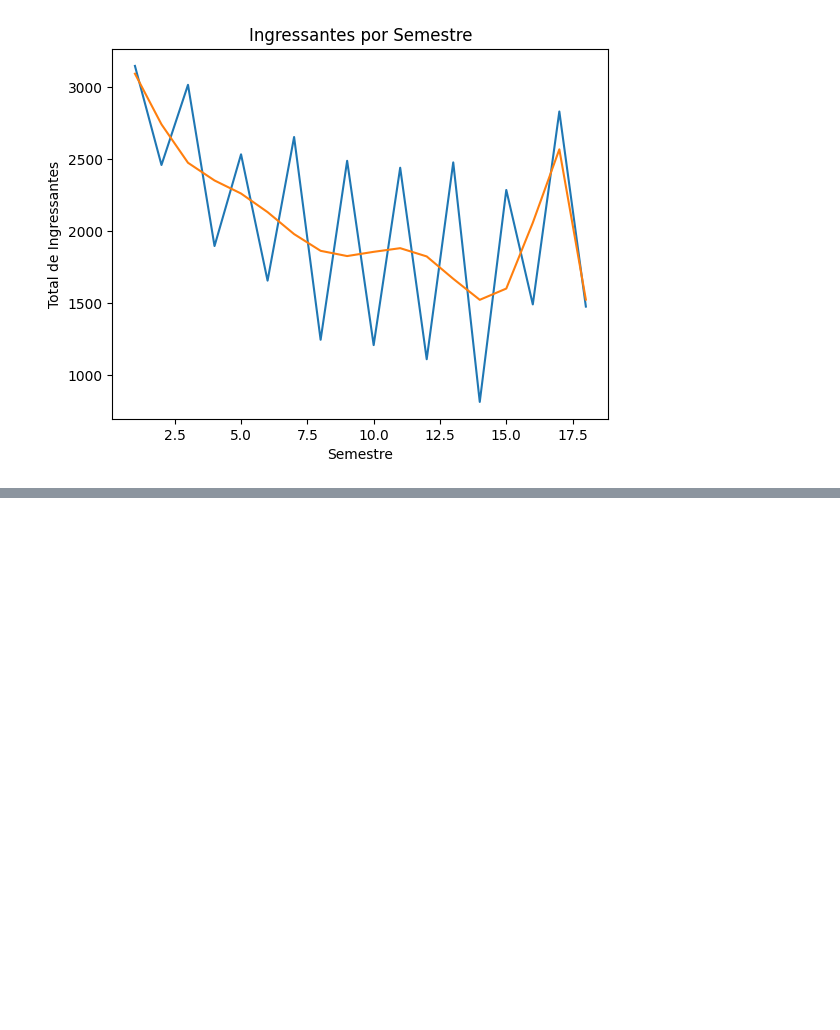
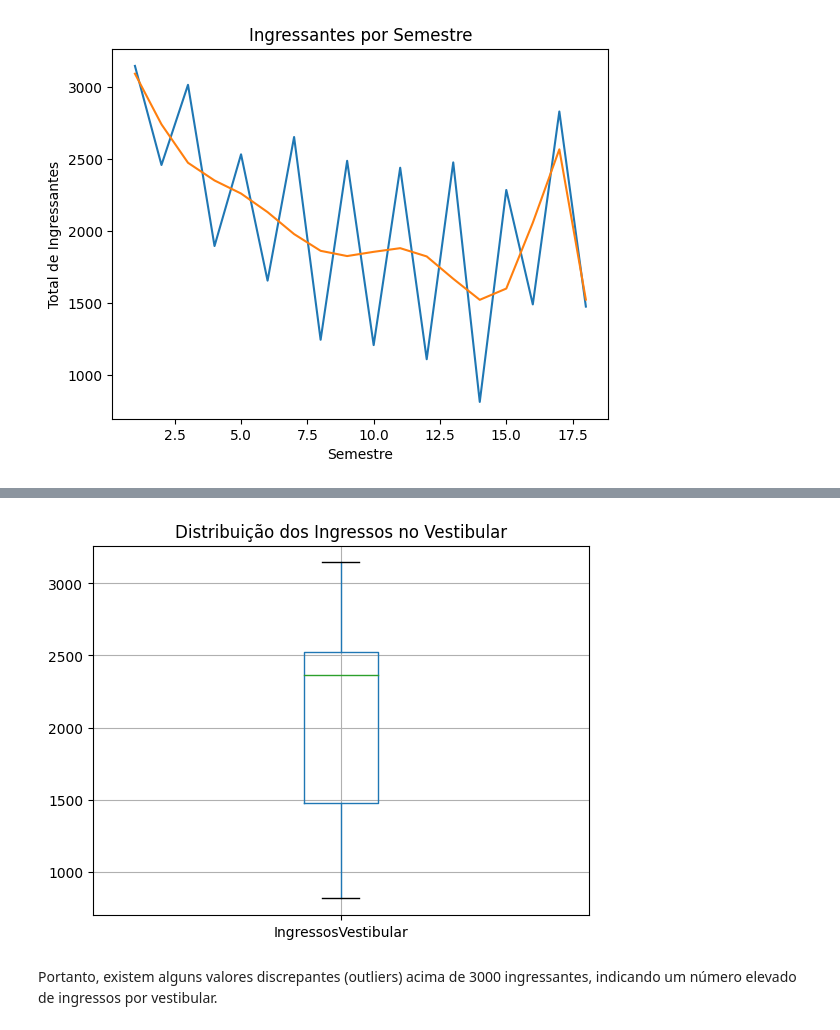
Before and after one commit to jdesous1/MVP, a Jupyter notebook: MVP_PUC_RIO.ipynb, the cells around one changed output, grey strips where cells are left out. Saved outputs shown, nothing was run; the diff lists cells and outputs as text; code cells hidden in the pictures; blank space fills up the shorter version.

```diff
--- a/MVP_PUC_RIO.ipynb
+++ b/MVP_PUC_RIO.ipynb
@@ -217,0 +245,10 @@ SyntaxError: ignored
+# %%
+#Boxplot
+coluna = "IngressosVestibular"
+df.boxplot(column=coluna)
+plt.title("Distribuição dos Ingressos no Vestibular")
+plt.show()
+# %% [output]
+[figure, added]
+# %% [markdown]
+Portanto, existem alguns valores discrepantes (outliers) acima de 3000 ingressantes, indicando um número elevado de ingressos por vestibular.
```
Also changed, not shown: parts of 11 cells of this notebook.
